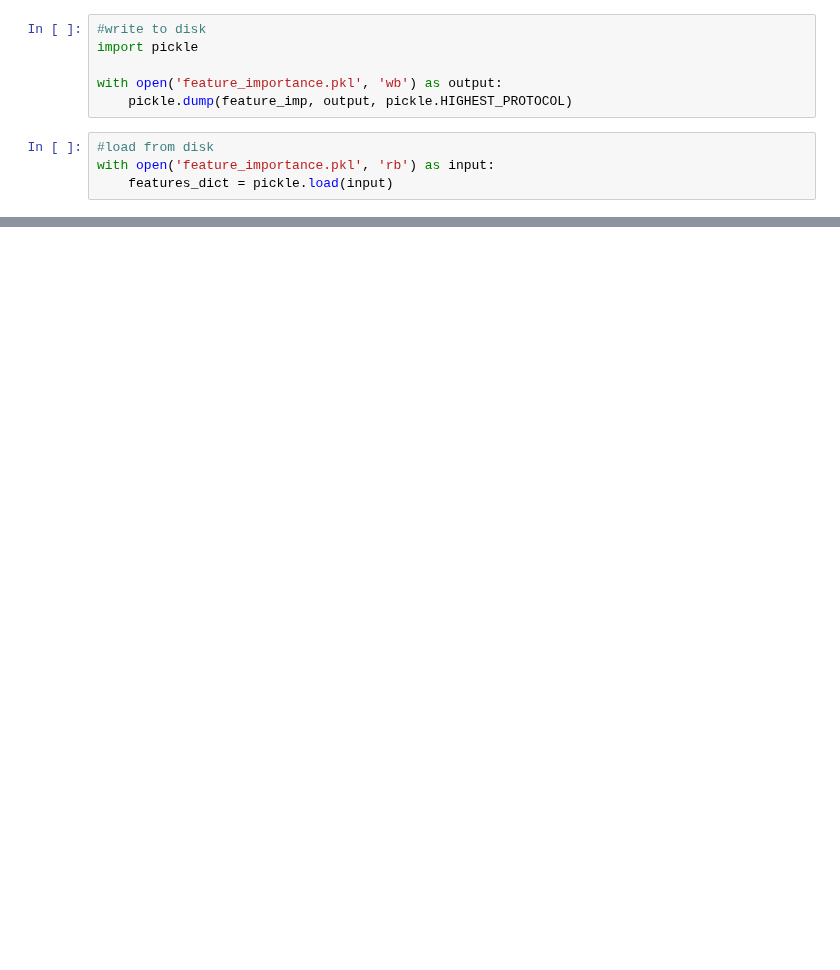
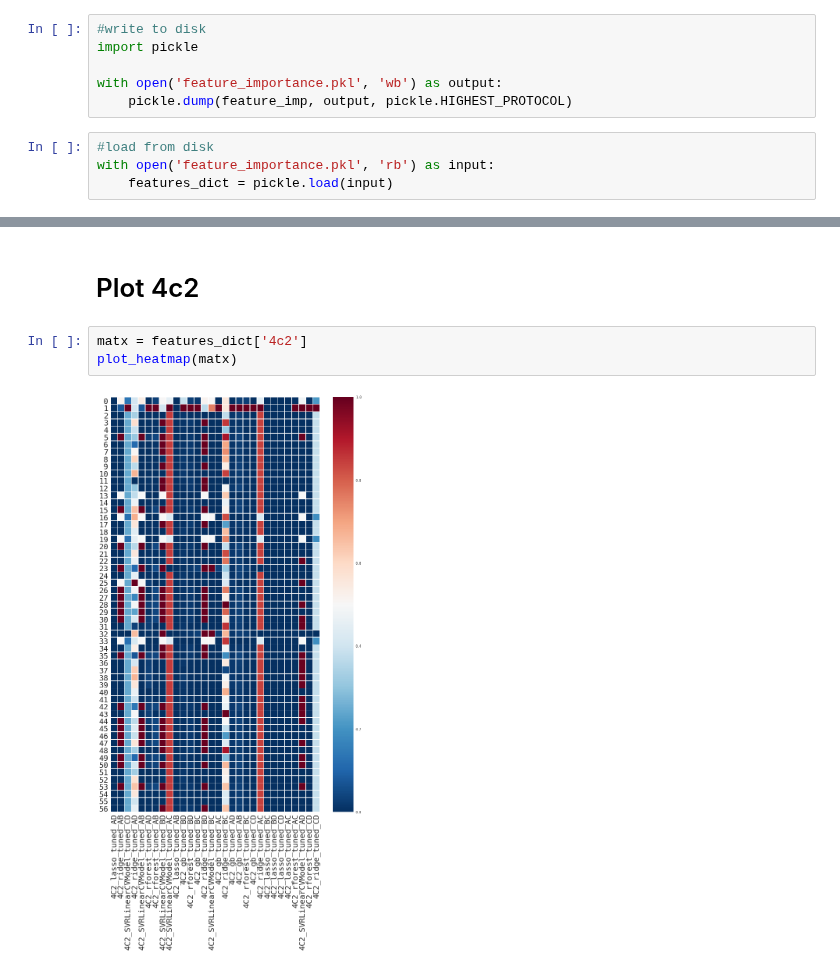
Before and after one commit to words-sdsc/IPPD, a Jupyter notebook: workbench/Feature Importance Plots.ipynb, the cells around one changed output, grey strips where cells are left out. Cells and saved outputs as stored; diff of their text form; blank space fills up the shorter version.

```diff
--- a/workbench/Feature Importance Plots.ipynb
+++ b/workbench/Feature Importance Plots.ipynb
@@ -85,0 +249,7 @@ ____________________________________________________________
+# %% [markdown]
+# Plot 4c2
+# %%
+matx = features_dict['4c2']
+plot_heatmap(matx)
+# %% [output]
+[figure, added]
```
Also changed, not shown: parts of 30 cells of this notebook, 1 other file.
